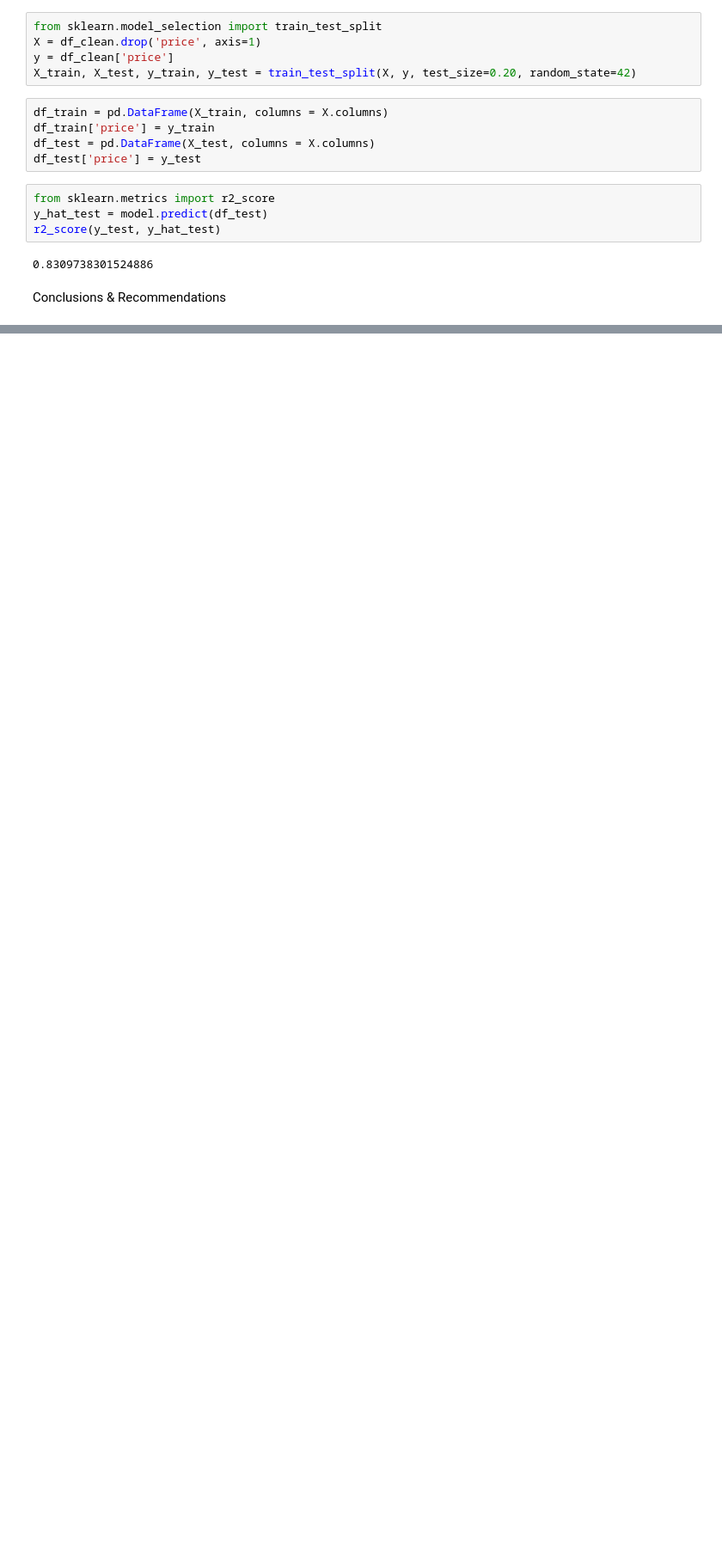
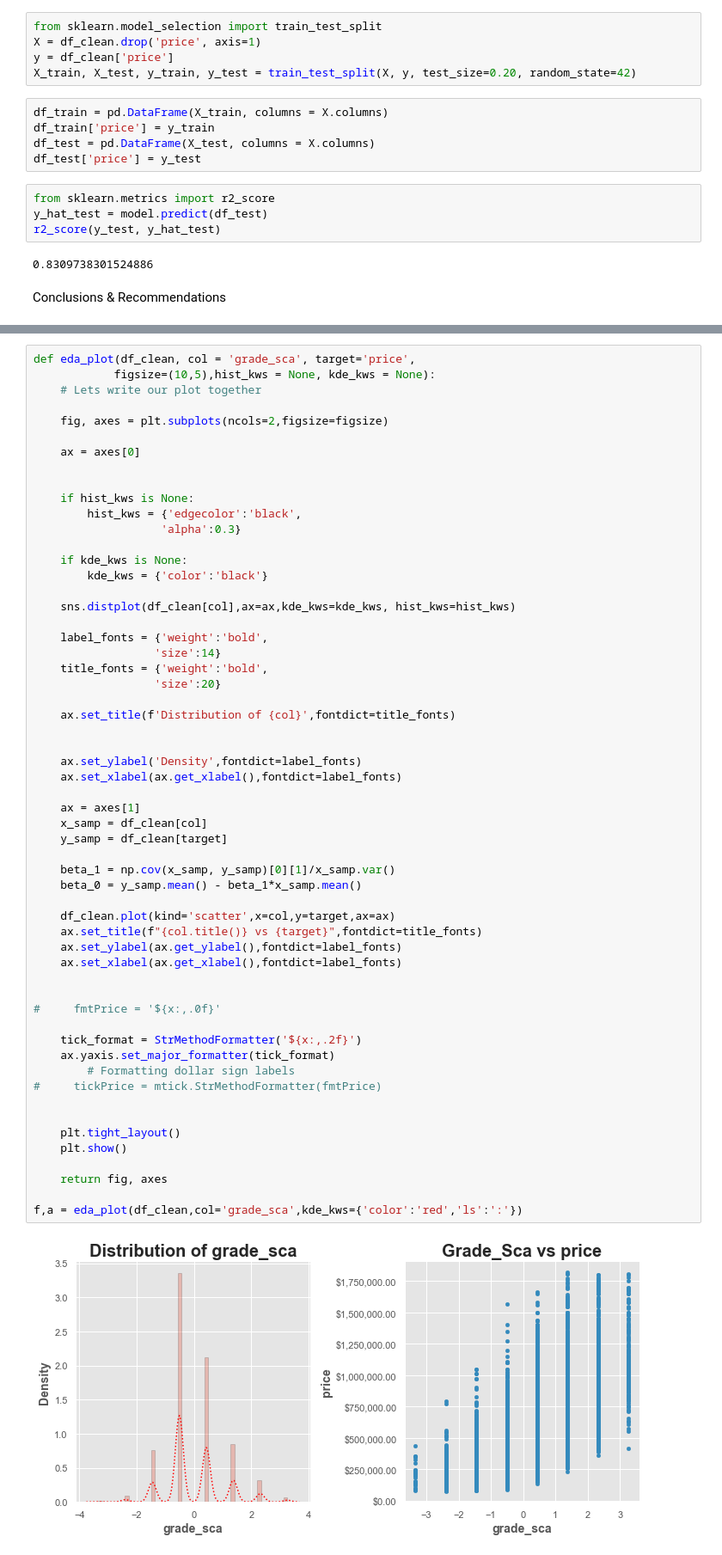
Before and after one commit to nkbuddy/dsc-phase-2-project-NYC, a Jupyter notebook: student.ipynb, the cells around one changed output, grey strips where cells are left out. Shown at 86% size. Drawn from its saved outputs; the diff is of its cells as text; blank space fills up the shorter version.

```diff
--- a/student.ipynb
+++ b/student.ipynb
@@ -715,0 +612,59 @@ Code for tables for presentation
+# %%
+def eda_plot(df_clean, col = 'grade_sca', target='price',
+            figsize=(10,5),hist_kws = None, kde_kws = None):
+    # Lets write our plot together
+
+    fig, axes = plt.subplots(ncols=2,figsize=figsize)
+
+    ax = axes[0]
+
+
+    if hist_kws is None:
+        hist_kws = {'edgecolor':'black',
+                   'alpha':0.3}
+
+    if kde_kws is None:
+        kde_kws = {'color':'black'}
+
+    sns.distplot(df_clean[col],ax=ax,kde_kws=kde_kws, hist_kws=hist_kws)
+
+    label_fonts = {'weight':'bold',
+                  'size':14}
+    title_fonts = {'weight':'bold',
+                  'size':20}
+
+    ax.set_title(f'Distribution of {col}',fontdict=title_fonts)
+
+
+    ax.set_ylabel('Density',fontdict=label_fonts)
+    ax.set_xlabel(ax.get_xlabel(),fontdict=label_fonts)
+
+    ax = axes[1]
+    x_samp = df_clean[col]
+    y_samp = df_clean[target]
+
+    beta_1 = np.cov(x_samp, y_samp)[0][1]/x_samp.var()
+    beta_0 = y_samp.mean() - beta_1*x_samp.mean()
+
+    df_clean.plot(kind='scatter',x=col,y=target,ax=ax)
+    ax.set_title(f"{col.title()} vs {target}",fontdict=title_fonts)
+    ax.set_ylabel(ax.get_ylabel(),fontdict=label_fonts)
+    ax.set_xlabel(ax.get_xlabel(),fontdict=label_fonts)
+
+
+#     fmtPrice = '${x:,.0f}'
+
+    tick_format = StrMethodFormatter('${x:,.2f}')
+    ax.yaxis.set_major_formatter(tick_format)
+        # Formatting dollar sign labels
+#     tickPrice = mtick.StrMethodFormatter(fmtPrice)
+
+
+    plt.tight_layout()
+    plt.show()
+
+    return fig, axes
+
+f,a = eda_plot(df_clean,col='grade_sca',kde_kws={'color':'red','ls':':'})
+# %% [output]
+[figure, added]
```
Also changed, not shown: parts of 75 cells of this notebook.
